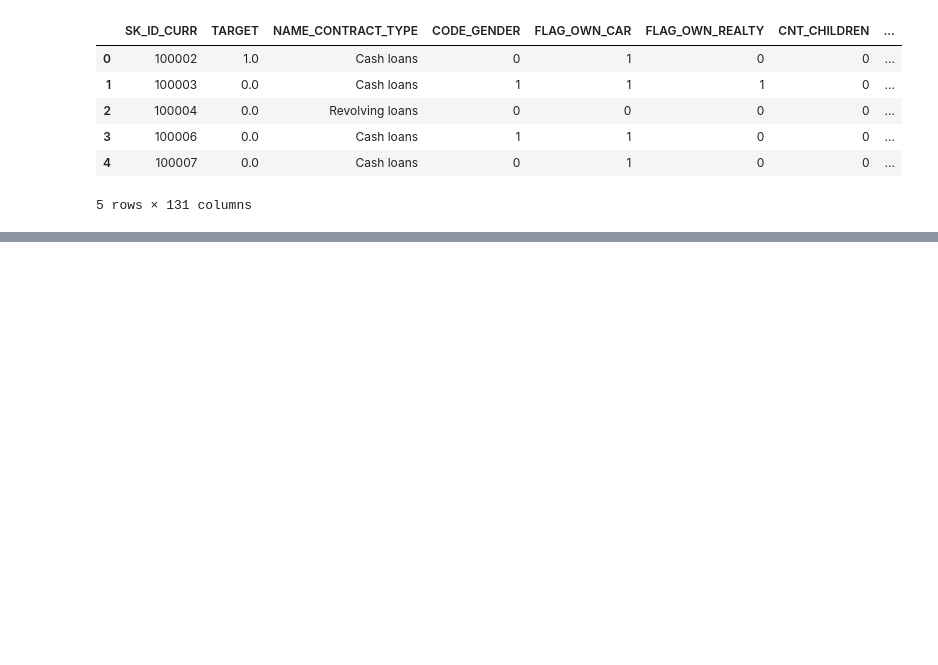
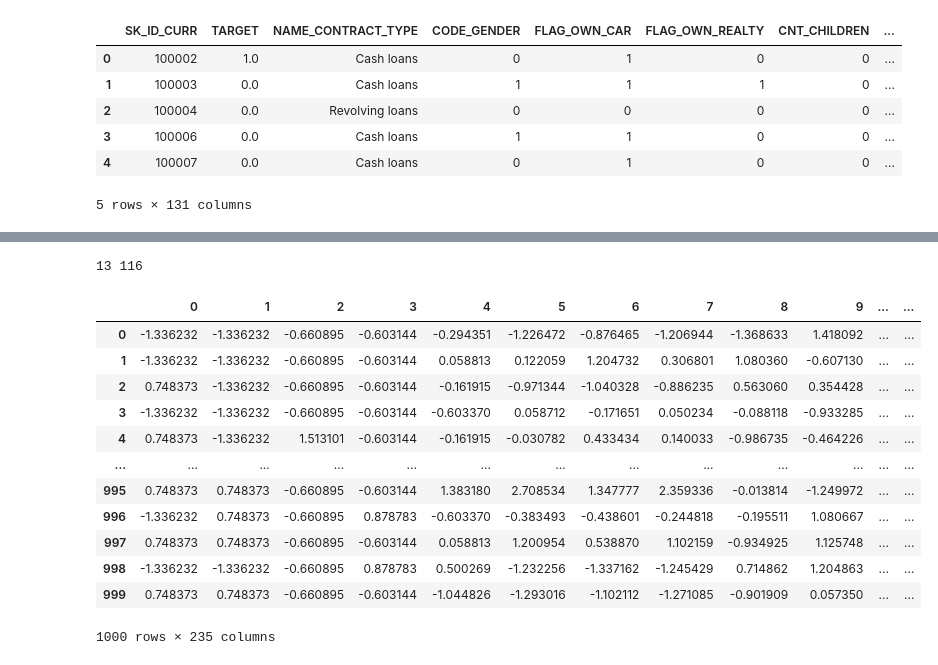
Before and after one commit to DSEI21000-S21/project-home-credit, a Jupyter notebook: experiments/eyob/model.ipynb, the cells around one changed output, grey strips where cells are left out. Saved outputs shown, nothing was run; the diff lists cells and outputs as text; code cells hidden in the pictures; blank space fills up the shorter version.

Commit message:
add pipeline

```diff
--- a/experiments/eyob/model.ipynb
+++ b/experiments/eyob/model.ipynb
@@ -684,0 +714,3 @@ False
+# %%
+X_trs = X_train.sample(1000)
+X_trs.head()
@@ -684,0 +725,3 @@ False
+# %%
+X_trs.drop(columns=['SK_ID_CURR'], axis=1, inplace=True)
+X_trs.isna().sum()
@@ -684,0 +764,21 @@ False
+# %%
+## pipelines
+
+# one hot encoding
+categorical_pipe = Pipeline(steps=[
+    ('cat_imp', SimpleImputer(strategy='most_frequent', add_indicator=False)),
+  ('one_hot_encoder', OneHotEncoder(sparse=False, handle_unknown='ignore'))
+])
+
+# numerical
+numerical_pipe = Pipeline(steps=[
+    ('num_imp', SimpleImputer(strategy='median', add_indicator=False)),
+    ("scale", StandardScaler())
+])
+
+
+# transform columns
+column_transformer = ColumnTransformer(transformers=[
+    ('num_pip', numerical_pipe, n),
+    ('cat_pipe', categorical_pipe, c)
+])
@@ -684,0 +788,22 @@ False
+# %%
+print(len(c), len(n))
+# %% [output]
+13 116
+# %%
+pre_processing = column_transformer.fit_transform(X_trs)
+# %%
+pd.DataFrame(pre_processing)
+# %% [output]
+|  | 0 | 1 | 2 | 3 | 4 | 5 | 6 | 7 | 8 | 9 | ... | ... |
+| 0 | -1.336232 | -1.336232 | -0.660895 | -0.603144 | -0.294351 | -1.226472 | -0.876465 | -1.206944 | -1.368633 | 1.418092 | ... | ... |
+| 1 | -1.336232 | -1.336232 | -0.660895 | -0.603144 | 0.058813 | 0.122059 | 1.204732 | 0.306801 | 1.080360 | -0.607130 | ... | ... |
+| 2 | 0.748373 | -1.336232 | -0.660895 | -0.603144 | -0.161915 | -0.971344 | -1.040328 | -0.886235 | 0.563060 | 0.354428 | ... | ... |
+| 3 | -1.336232 | -1.336232 | -0.660895 | -0.603144 | -0.603370 | 0.058712 | -0.171651 | 0.050234 | -0.088118 | -0.933285 | ... | ... |
+| 4 | 0.748373 | -1.336232 | 1.513101 | -0.603144 | -0.161915 | -0.030782 | 0.433434 | 0.140033 | -0.986735 | -0.464226 | ... | ... |
+| ... | ... | ... | ... | ... | ... | ... | ... | ... | ... | ... | ... | ... |
+| 995 | 0.748373 | 0.748373 | -0.660895 | -0.603144 | 1.383180 | 2.708534 | 1.347777 | 2.359336 | -0.013814 | -1.249972 | ... | ... |
+| 996 | -1.336232 | 0.748373 | -0.660895 | 0.878783 | -0.603370 | -0.383493 | -0.438601 | -0.244818 | -0.195511 | 1.080667 | ... | ... |
+| 997 | 0.748373 | 0.748373 | -0.660895 | -0.603144 | 0.058813 | 1.200954 | 0.538870 | 1.102159 | -0.934925 | 1.125748 | ... | ... |
+| 998 | -1.336232 | -1.336232 | -0.660895 | 0.878783 | 0.500269 | -1.232256 | -1.337162 | -1.245429 | 0.714862 | 1.204863 | ... | ... |
+| 999 | 0.748373 | 0.748373 | -0.660895 | -0.603144 | -1.044826 | -1.293016 | -1.102112 | -1.271085 | -0.901909 | 0.057350 | ... | ... |
+1000 rows × 235 columns
```
Also changed, not shown: parts of 20 cells of this notebook.
